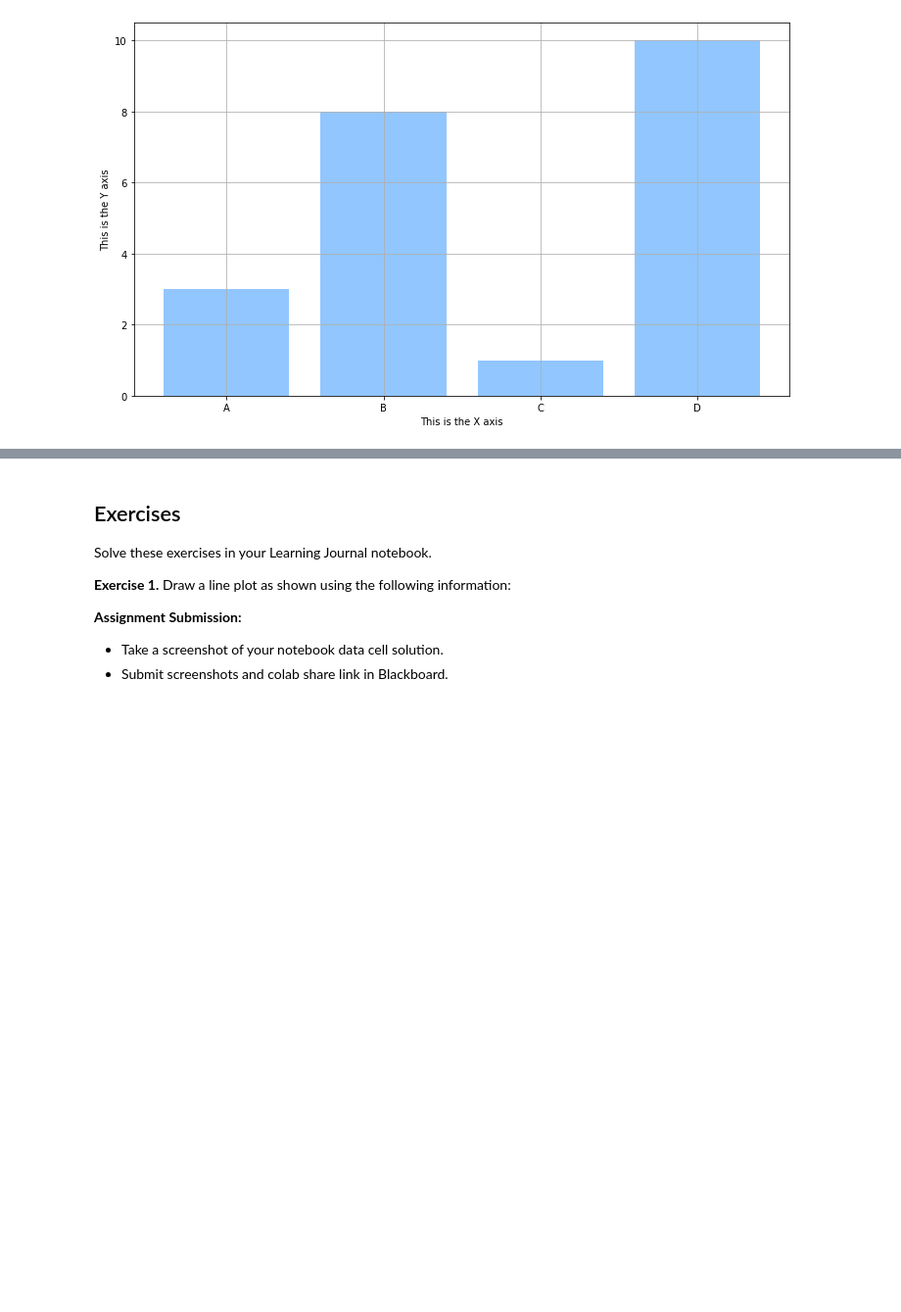
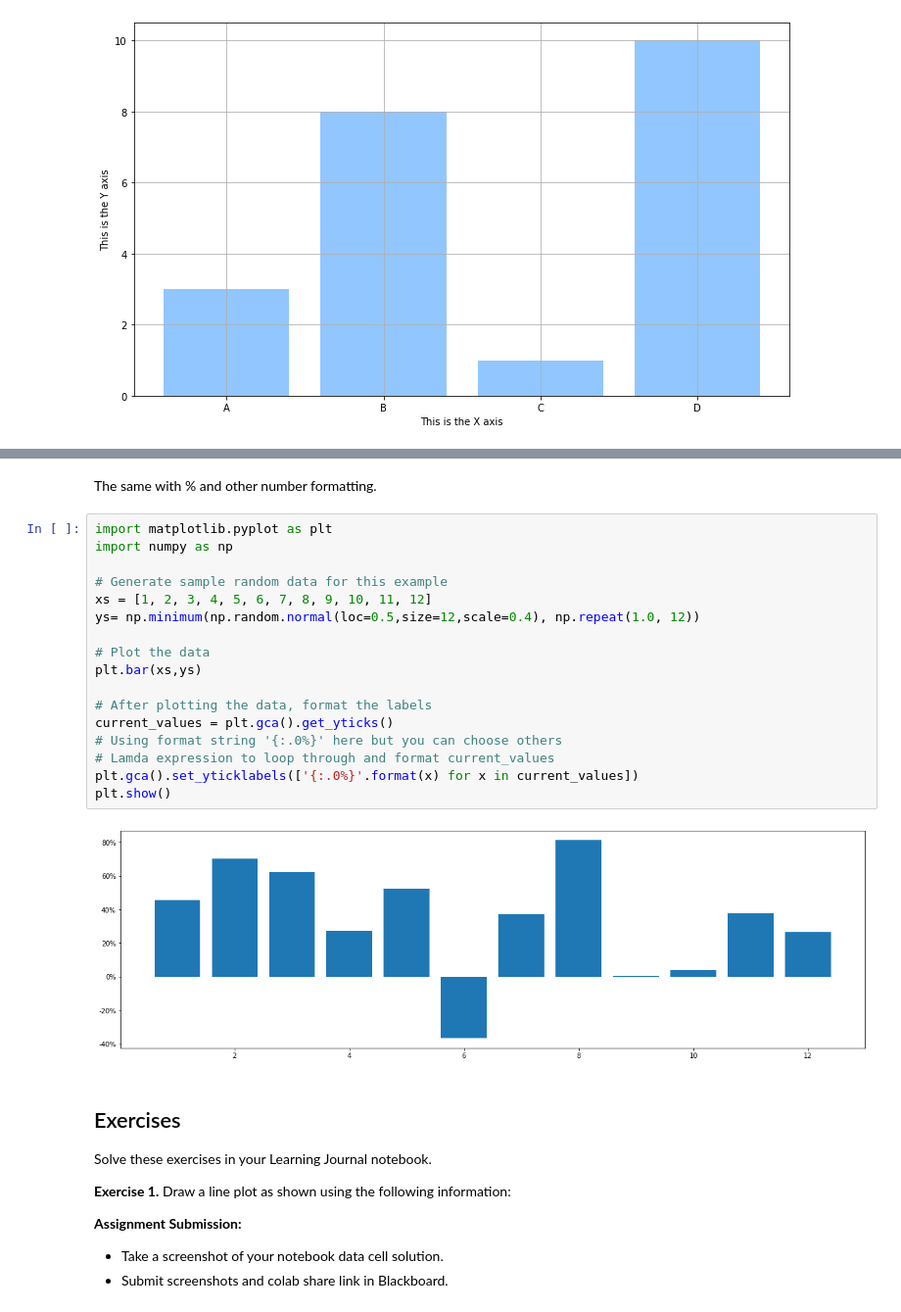
Before and after one commit to itinstructor/JupyterNotebooks, a Jupyter notebook: Notebooks/Python_Data_Science_Primer.ipynb, the cells around one changed output, grey strips where cells are left out. Shown at 98% size. Drawn from its saved outputs; the diff is of its cells as text; blank space fills up the shorter version.

```diff
--- a/Notebooks/Python_Data_Science_Primer.ipynb
+++ b/Notebooks/Python_Data_Science_Primer.ipynb
@@ -2635,3 +2666,24 @@ with plt.style.context('seaborn-pastel'):
+# %% [markdown]
+The same with % and other number formatting.
+# %%
+import matplotlib.pyplot as plt
+import numpy as np
+
+# Generate sample random data for this example
+xs = [1, 2, 3, 4, 5, 6, 7, 8, 9, 10, 11, 12]
+ys= np.minimum(np.random.normal(loc=0.5,size=12,scale=0.4), np.repeat(1.0, 12))
+
+# Plot the data
+plt.bar(xs,ys)
+
+# After plotting the data, format the labels
+current_values = plt.gca().get_yticks()
+# Using format string '{:.0%}' here but you can choose others
+# Lamda expression to loop through and format current_values
+plt.gca().set_yticklabels(['{:.0%}'.format(x) for x in current_values])
+plt.show()
+# %% [output]
+[figure, added]
 # %% [markdown]
 ## Exercises
 
```
Also changed, not shown: parts of 11 cells of this notebook.
